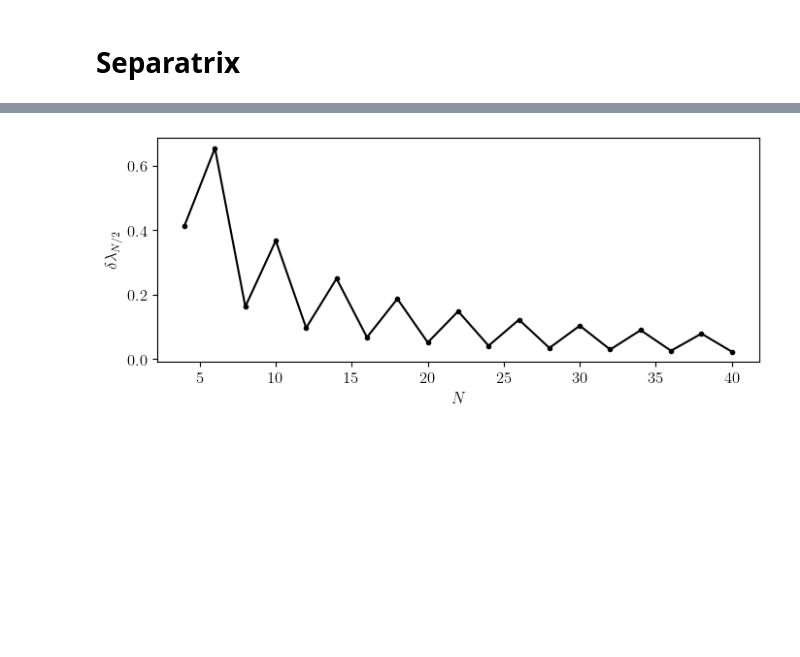
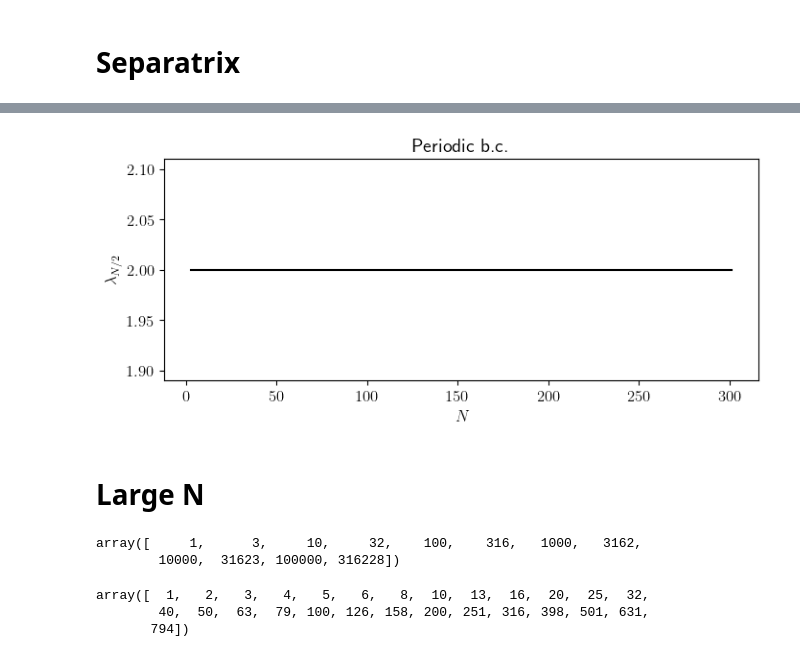
Before and after one commit to IBArbitrary/qbm, a Jupyter notebook: qbm-periodic.ipynb, the cells around one changed output, grey strips where cells are left out. Drawn from its saved outputs; the diff is of its cells as text; code cells hidden in the pictures; blank space fills up the shorter version.

```diff
--- a/qbm-periodic.ipynb
+++ b/qbm-periodic.ipynb
@@ -5,11 +5,13 @@ import matplotlib as mpl
 from qbm import QBM, Duality
 from tqdm import tqdm
 from IPython.display import clear_output
+from scipy.optimize import curve_fit
 
 # matplotlib styling
 mpl.rcParams['text.usetex'] = True
 mpl.rcParams['font.family'] = 'sans-serif'
 mpl.rcParams['font.size'] = '12'
+plt.rc('text.latex', preamble=r'\usepackage{sfmath}')
 # %% [markdown]
 # Separatrix
 # %%
@@ -40 +93,15 @@ per1 = deigvsN(4, 41, 0)
+# %%
+Ni = 3
+Nf = 302
+Ns = np.arange(Ni, Nf, 2)
+systs = []
+evals = []
+evecs = []
+for N_ in tqdm(Ns):
+    s_ = QBM(N_)
+    systs.append(s_)
+    s_.gen_harper_states()
+    evals.append(s_.harper_states['evals'][N_ // 2])
+    evecs.append(s_.harper_states['evecs'][N_ // 2])
+evals = np.array(evals)
 # %%
@@ -48,8 +122,36 @@ plt.show()
+# %%
+Ni = 3
+Nf = 302
+Ns2 = np.arange(Ni, Nf, 2)
+systs2 = []
+evals2 = []
+evecs2 = []
+for N_ in tqdm(Ns2):
+    s_ = QBM(N_, 0)
+    systs2.append(s_)
+    s_.gen_harper_states()
+    evals2.append(s_.harper_states['evals'][N_ // 2])
+    evecs2.append(s_.harper_states['evecs'][N_ // 2])
+evals2 = np.array(evals2)
 # %%
+LOGSCALE = 0
+
 plt.figure(figsize=(8, 3))
-plt.plot(per1["Ns"], per1["d_eval"], 'k.-')
-plt.ylabel(r"$\delta \lambda_{N/2}$")
+plt.plot(Ns2, np.round(evals2.real, 13), 'k-')
+plt.ylabel(r"$\lambda_{N/2}$")
 plt.xlabel(r"$N$")
+plt.title("Periodic b.c.")
+# plt.legend()
+if LOGSCALE:
+    plt.xscale('log')
+    plt.yscale('log')
 plt.show()
 # %% [output]
-[figure, old version]
+[figure, new version]
+# %% [markdown]
+# Large N
+# %%
+np.round(np.power(10, np.arange(0, 6, 0.5)), 0).astype(int)
+# %% [output]
+array([     1,      3,     10,     32,    100,    316,   1000,   3162,
+        10000,  31623, 100000, 316228])
@@ -55,0 +161,8 @@ plt.show()
+# %%
+Ntest = np.round(np.power(10, np.arange(0, 3, 0.1)), 0).astype(int)
+Ntest = np.sort(np.array(list(set(Ntest))))
+Ntest
+# %% [output]
+array([  1,   2,   3,   4,   5,   6,   8,  10,  13,  16,  20,  25,  32,
+        40,  50,  63,  79, 100, 126, 158, 200, 251, 316, 398, 501, 631,
+       794])
```
Also changed, not shown: parts of 28 cells of this notebook, 8 other files.
